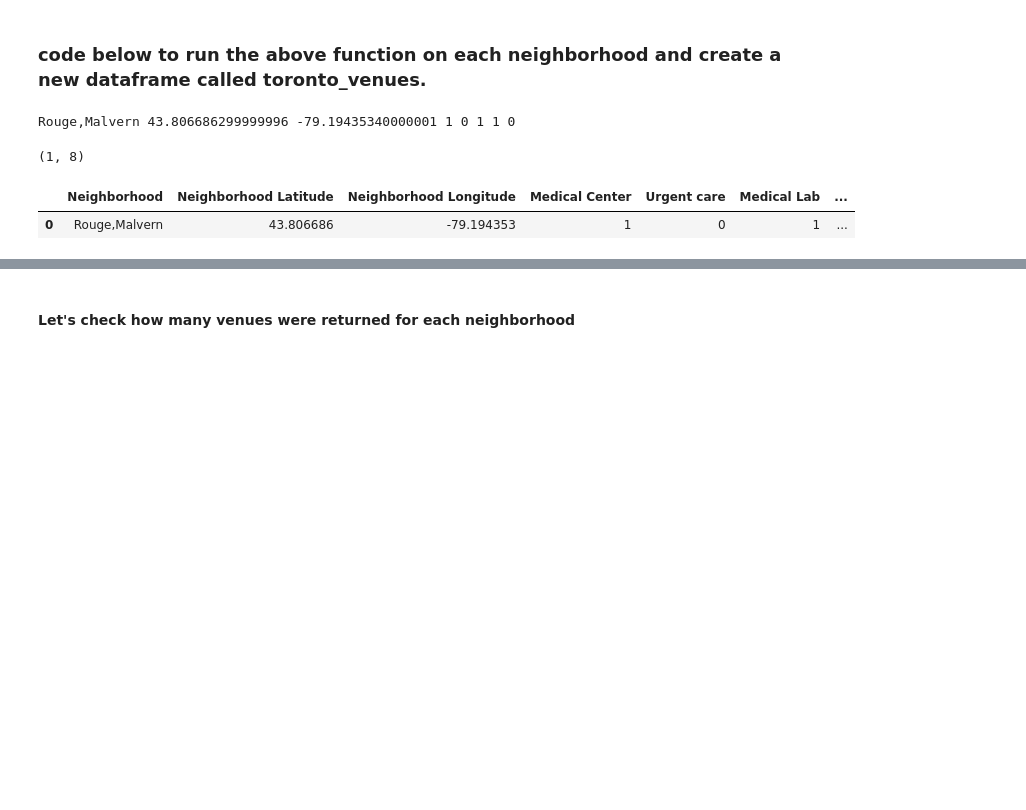
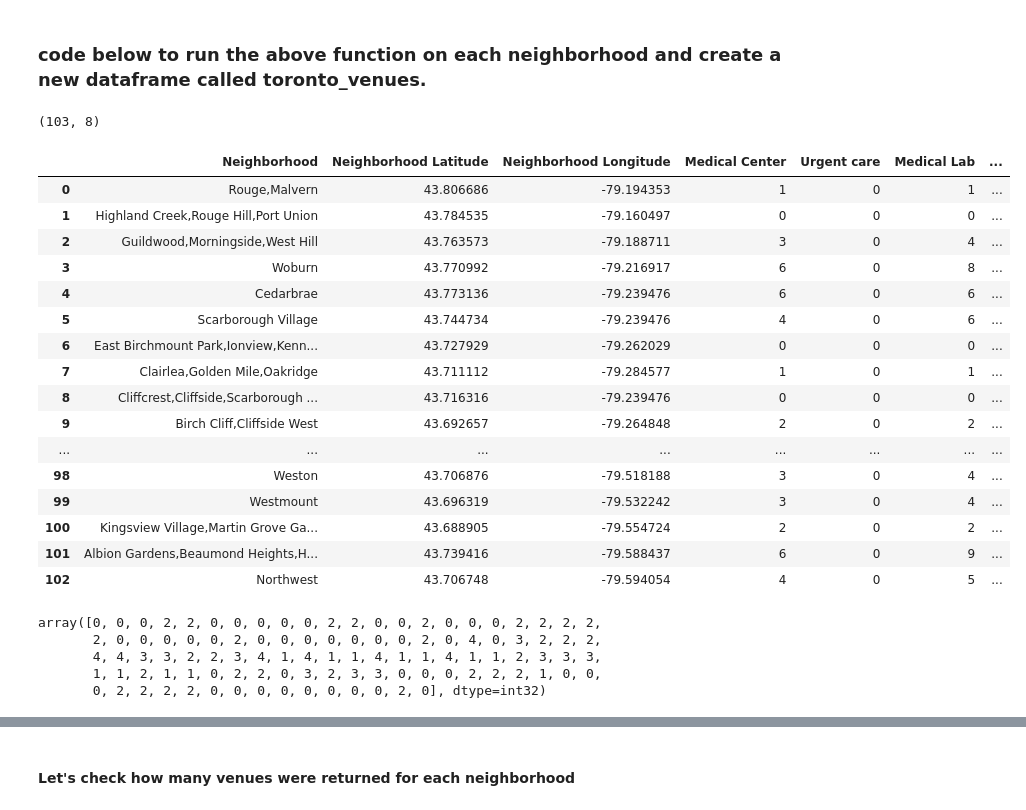
Before and after one commit to manashsarma/Coursera_Capstone, a Jupyter notebook: BattleOfNeighbourhood_week5.ipynb, the cells around one changed output, grey strips where cells are left out. Saved outputs shown, nothing was run; the diff lists cells and outputs as text; code cells hidden in the pictures; blank space fills up the shorter version.

```diff
--- a/BattleOfNeighbourhood_week5.ipynb
+++ b/BattleOfNeighbourhood_week5.ipynb
@@ -285,12 +285,8 @@ And how many venues were returned by Foursquare?
 def nearbyMedicalCenterStats(names, latitudes, longitudes, radius=2000, limit =100):
 
     venues_list=[]
-    number = 0
+
     for name, lat, lng in zip(names, latitudes, longitudes):
-        #print(name) #we type only if a medical venue
-
-        if number == 1:
-            break
 
 
         url = 'https://api.foursquare.com/v2/venues/explore?client_id={}&client_secret={}&v={}&ll={},{}&categoryId={}&radius={}&limit={}'.format(
@@ -345,30 +341,16 @@ def nearbyMedicalCenterStats(names, latitudes, longitudes, radius=2000, limit =1
             lat,
             lng,
             Count_Medical_Center_category,
-            #Count_Medical_doctoroffice_category,
             Count_Medical_urgentcare_category,
             Count_Medical_medicallab_category,
             Count_Medical_emergencyroom_category,
             Count_Medical_hospital_category)])
-
-        print(name,
-            lat,
-            lng,
-            Count_Medical_Center_category,
-            #Count_Medical_doctoroffice_category,
-            Count_Medical_urgentcare_category,
-            Count_Medical_medicallab_category,
-            Count_Medical_emergencyroom_category,
-            Count_Medical_hospital_category)
-        print('\n')
-        number = number + 1 # to be deleted
 
     nearby_venues = pd.DataFrame([item for venue_list in venues_list for item in venue_list])
     nearby_venues.columns = ['Neighborhood',
                    'Neighborhood Latitude',
                    'Neighborhood Longitude',
                    'Medical Center',
-                   #Count_Medical_doctoroffice_category,
                    'Urgent care',
                    'Medical Lab',
                    'Medical Emergency',
@@ -382,12 +364,45 @@ toronto_venues = nearbyMedicalCenterStats(names=df_merged['Neighborhood'],
                                    latitudes=df_merged['Latitude'],
                                    longitudes=df_merged['Longitude']
                                   )
-# %% [output]
-Rouge,Malvern 43.806686299999996 -79.19435340000001 1 0 1 1 0
 # %%
 print(toronto_venues.shape)
-toronto_venues.head()
+toronto_venues
 # %% [output]
-(1, 8)
+(103, 8)
 |  | Neighborhood | Neighborhood Latitude | Neighborhood Longitude | Medical Center | Urgent care | Medical Lab | ... |
 | 0 | Rouge,Malvern | 43.806686 | -79.194353 | 1 | 0 | 1 | ... |
+| 1 | Highland Creek,Rouge Hill,Port Union | 43.784535 | -79.160497 | 0 | 0 | 0 | ... |
+| 2 | Guildwood,Morningside,West Hill | 43.763573 | -79.188711 | 3 | 0 | 4 | ... |
+| 3 | Woburn | 43.770992 | -79.216917 | 6 | 0 | 8 | ... |
+| 4 | Cedarbrae | 43.773136 | -79.239476 | 6 | 0 | 6 | ... |
+| 5 | Scarborough Village | 43.744734 | -79.239476 | 4 | 0 | 6 | ... |
+| 6 | East Birchmount Park,Ionview,Kenn... | 43.727929 | -79.262029 | 0 | 0 | 0 | ... |
+| 7 | Clairlea,Golden Mile,Oakridge | 43.711112 | -79.284577 | 1 | 0 | 1 | ... |
+| 8 | Cliffcrest,Cliffside,Scarborough ... | 43.716316 | -79.239476 | 0 | 0 | 0 | ... |
+| 9 | Birch Cliff,Cliffside West | 43.692657 | -79.264848 | 2 | 0 | 2 | ... |
+| ... | ... | ... | ... | ... | ... | ... | ... |
+| 98 | Weston | 43.706876 | -79.518188 | 3 | 0 | 4 | ... |
+| 99 | Westmount | 43.696319 | -79.532242 | 3 | 0 | 4 | ... |
+| 100 | Kingsview Village,Martin Grove Ga... | 43.688905 | -79.554724 | 2 | 0 | 2 | ... |
+| 101 | Albion Gardens,Beaumond Heights,H... | 43.739416 | -79.588437 | 6 | 0 | 9 | ... |
+| 102 | Northwest | 43.706748 | -79.594054 | 4 | 0 | 5 | ... |
+# %%
+## Cluster Neighborhoods
+## Run k-means to cluster the neighborhood into 3 clusters.
+
+# set number of clusters
+kclusters = 5
+
+healthSupport_clustering = toronto_venues.drop('Neighborhood', 1)
+
+# run k-means clustering
+kmeans = KMeans(n_clusters=kclusters, random_state=0).fit(healthSupport_clustering)
+
+# check cluster labels generated for each row in the dataframe
+kmeans.labels_
+# %% [output]
+array([0, 0, 0, 2, 2, 0, 0, 0, 0, 0, 2, 2, 0, 0, 2, 0, 0, 0, 2, 2, 2, 2,
+       2, 0, 0, 0, 0, 0, 2, 0, 0, 0, 0, 0, 0, 0, 2, 0, 4, 0, 3, 2, 2, 2,
+       4, 4, 3, 3, 2, 2, 3, 4, 1, 4, 1, 1, 4, 1, 1, 4, 1, 1, 2, 3, 3, 3,
+       1, 1, 2, 1, 1, 0, 2, 2, 0, 3, 2, 3, 3, 0, 0, 0, 2, 2, 2, 1, 0, 0,
+       0, 2, 2, 2, 2, 0, 0, 0, 0, 0, 0, 0, 0, 2, 0], dtype=int32)
```
Also changed, not shown: parts of 16 cells of this notebook.
